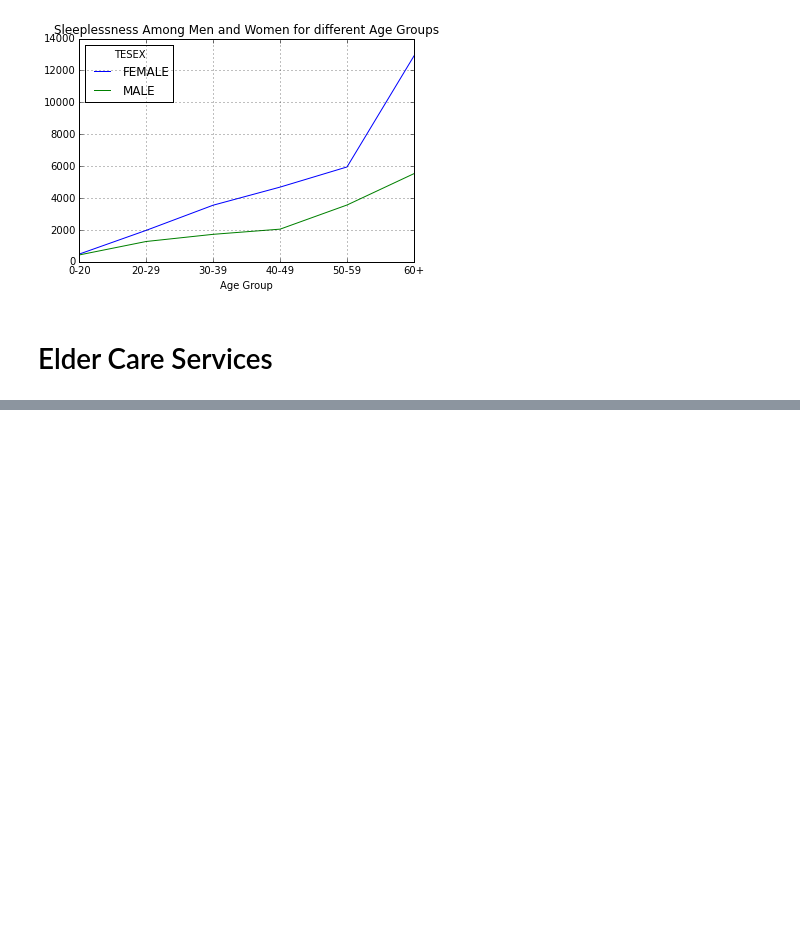
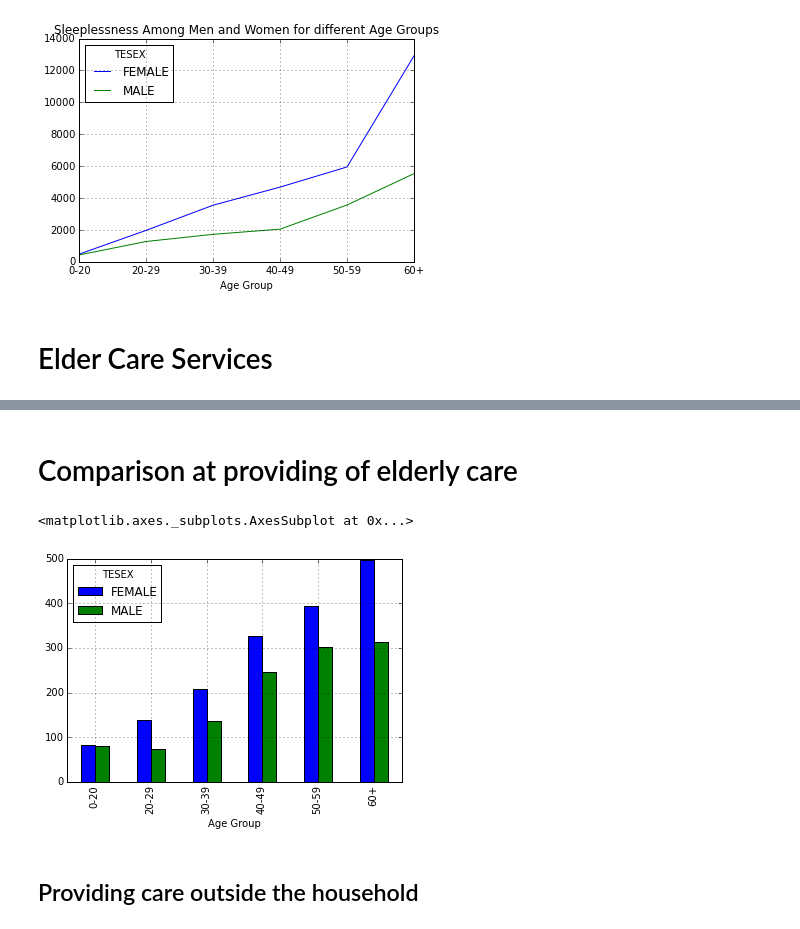
Before and after one commit to tiyd-python-2015-05/atus-analysis, a Jupyter notebook: sample_characteristics.ipynb, the cells around one changed output, grey strips where cells are left out. Cells and saved outputs as stored; diff of their text form; code cells hidden in the pictures; blank space fills up the shorter version.

Commit message:
elderly care provision

```diff
--- a/sample_characteristics.ipynb
+++ b/sample_characteristics.ipynb
@@ -108,3 +108,6 @@ sleeplessness.plot(kind='line', title="Sleeplessness Among Men and Women for dif
 # Elder Care Services
 # %%
 eldercare = pd.read_csv('data/eldercare.dat')
+# %%
+elderscared = eldercare.loc[:,['TUCASEID', 'TULINENO']]
+elderscared['TULINENO'].unique()
@@ -132,0 +134,7 @@ summarybk = summary['TUCASEID']
+# %%
+summaryinfo = summary[['tucaseid', 'TEAGE', 'TESEX', 'Age Group']]
+summaryinfo.index = summaryinfo['tucaseid']
+elderscared.index = elderscared['TUCASEID']
+# %%
+careproviders = pd.concat([summaryinfo, elderscared], axis = 1, join='inner')
+careproviders.head()
@@ -132,0 +148,10 @@ summarybk = summary['TUCASEID']
+# %% [markdown]
+# Comparison at providing of elderly care
+# %%
+careproviders['count'] = 1
+pd.pivot_table(careproviders, values='count', index=['Age Group'], columns='TESEX', aggfunc=np.sum).plot(kind='bar')
+# %% [output]
+<matplotlib.axes._subplots.AxesSubplot at 0x...>
+[figure, added]
+# %% [markdown]
+## Providing care outside the household
```
Also changed, not shown: parts of 5 cells of this notebook.
